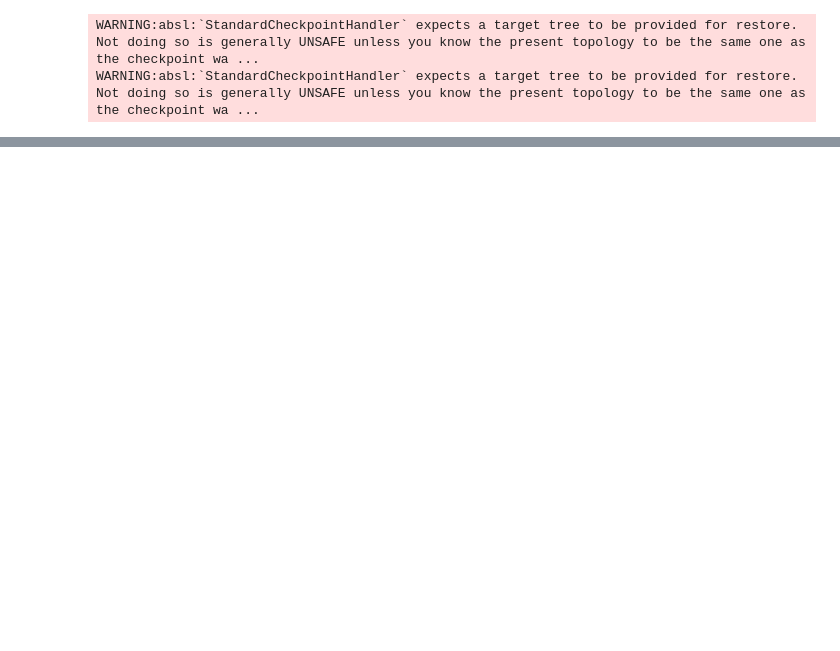
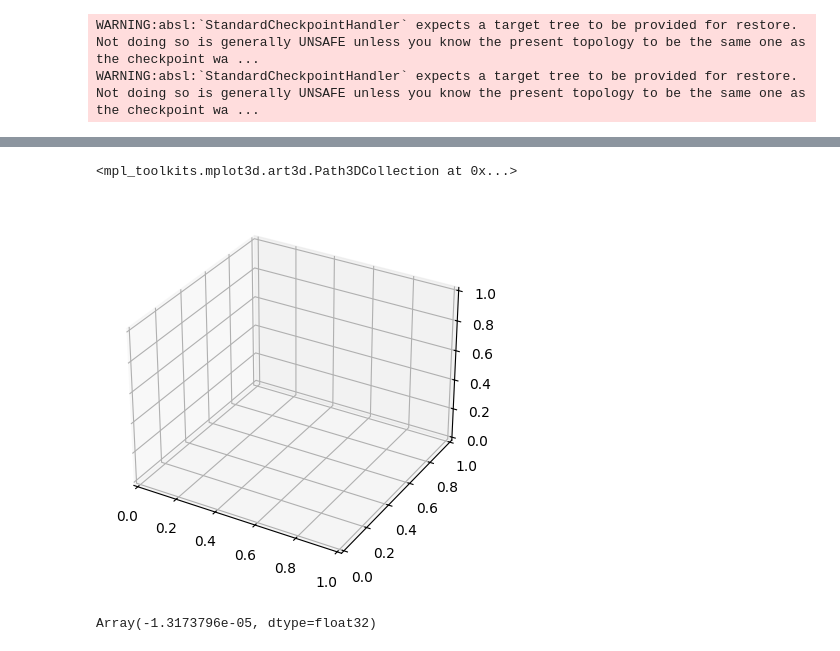
Before and after one commit to NanxiiChen/irr-pinn, a Jupyter notebook: examples/ice_melting_sphere/eval.ipynb, the cells around one changed output, grey strips where cells are left out. Saved outputs shown, nothing was run; the diff lists cells and outputs as text; code cells hidden in the pictures; blank space fills up the shorter version.

```diff
--- a/examples/ice_melting_sphere/eval.ipynb
+++ b/examples/ice_melting_sphere/eval.ipynb
@@ -78,0 +115,17 @@ ax.legend()
+# %%
+mesh = jnp.load(f"{cfg.DATA_PATH}/mesh_points.npy") / cfg.Lc
+t = jnp.ones_like(mesh[:, 0:1]) * 3.0
+dphi_dt = vmap(pinn.net_speed, in_axes=(None, 0, 0))(params, mesh, t)
+
+idx = jnp.where(dphi_dt > 0.0)[0]
+mesh = mesh[idx]
+dphi_dt = dphi_dt[idx]
+fig, ax = plt.subplots(subplot_kw={"projection": "3d"})
+ax.scatter(mesh[:, 0], mesh[:, 1], mesh[:, 2], c=dphi_dt, cmap="coolwarm")
+# %% [output]
+<mpl_toolkits.mplot3d.art3d.Path3DCollection at 0x...>
+[figure, added]
+# %%
+vmap(pinn.net_speed, in_axes=(None, 0, 0))(params_noirr, mesh, t/cfg.Tc).max()
+# %% [output]
+Array(-1.3173796e-05, dtype=float32)
```
Also changed, not shown: parts of 5 cells of this notebook, 5 other files.
